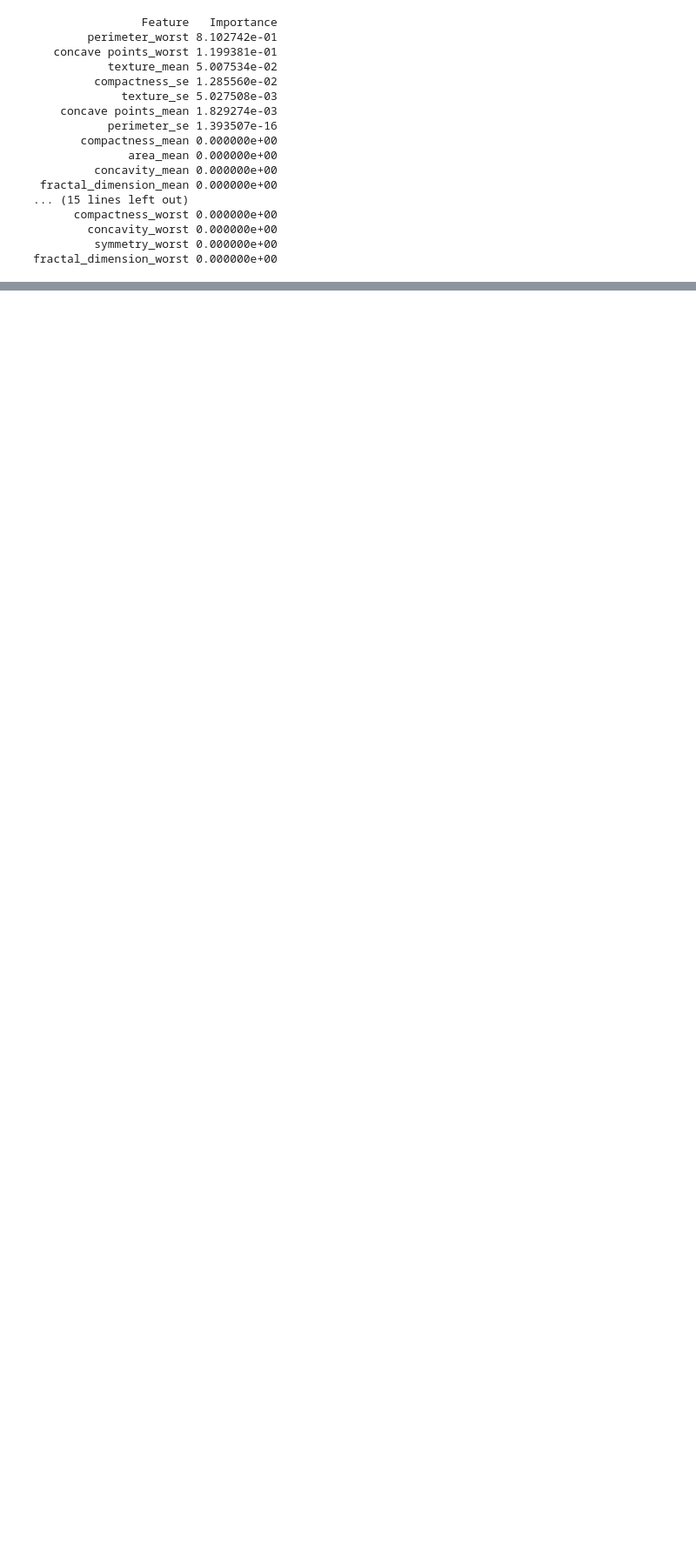
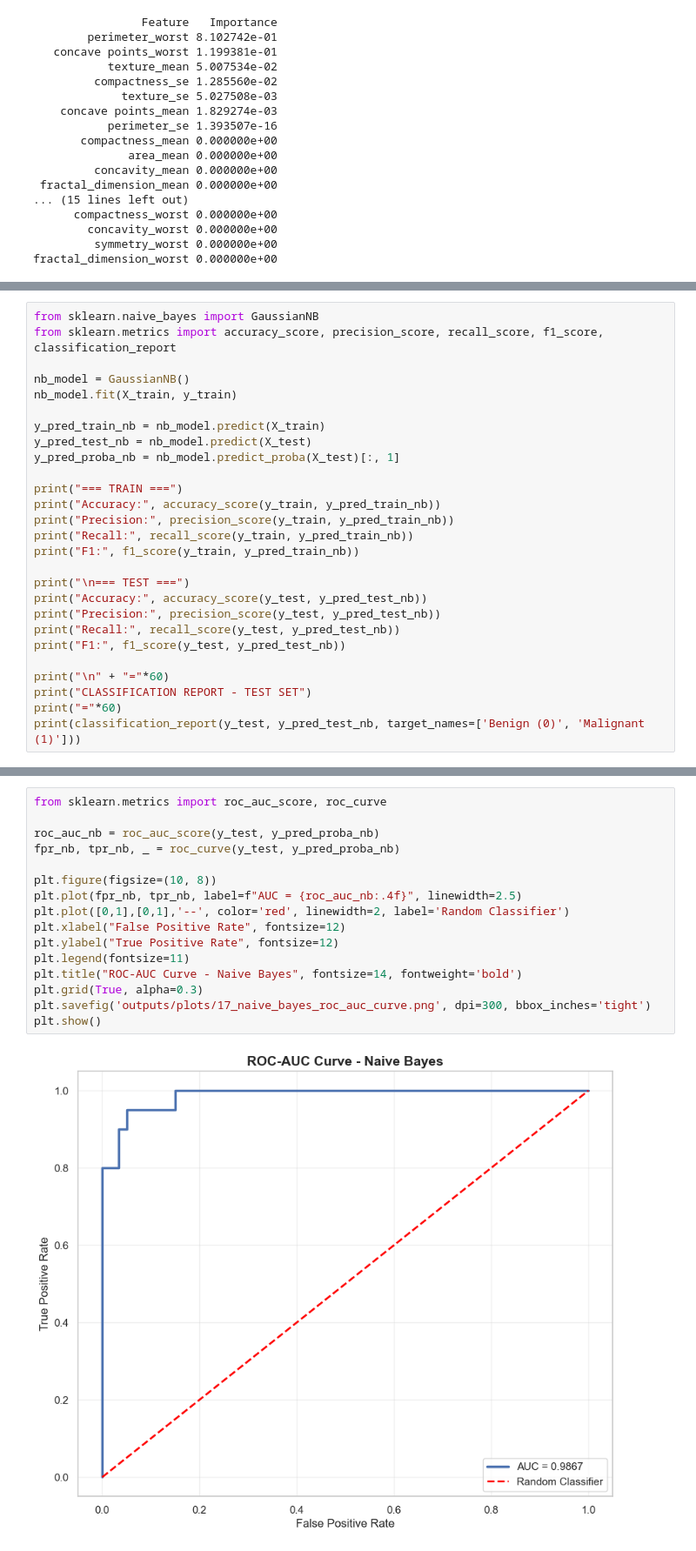
Before and after one commit to somayagalal/Prediction-for-type-of-Breast-Cancer, a Jupyter notebook: main.ipynb, the cells around one changed output, grey strips where cells are left out. Shown at 87% size. Saved outputs shown, nothing was run; the diff lists cells and outputs as text; blank space fills up the shorter version.

```diff
--- a/main.ipynb
+++ b/main.ipynb
@@ -889,0 +895,27 @@ fractal_dimension_worst 0.000000e+00
+# %%
+from sklearn.naive_bayes import GaussianNB
+from sklearn.metrics import accuracy_score, precision_score, recall_score, f1_score, classification_report
+
+nb_model = GaussianNB()
+nb_model.fit(X_train, y_train)
+
+y_pred_train_nb = nb_model.predict(X_train)
+y_pred_test_nb = nb_model.predict(X_test)
+y_pred_proba_nb = nb_model.predict_proba(X_test)[:, 1]
+
+print("=== TRAIN ===")
+print("Accuracy:", accuracy_score(y_train, y_pred_train_nb))
+print("Precision:", precision_score(y_train, y_pred_train_nb))
+print("Recall:", recall_score(y_train, y_pred_train_nb))
+print("F1:", f1_score(y_train, y_pred_train_nb))
+
+print("\n=== TEST ===")
+print("Accuracy:", accuracy_score(y_test, y_pred_test_nb))
+print("Precision:", precision_score(y_test, y_pred_test_nb))
+print("Recall:", recall_score(y_test, y_pred_test_nb))
+print("F1:", f1_score(y_test, y_pred_test_nb))
+
+print("\n" + "="*60)
+print("CLASSIFICATION REPORT - TEST SET")
+print("="*60)
+print(classification_report(y_test, y_pred_test_nb, target_names=['Benign (0)', 'Malignant (1)']))
@@ -889,0 +961,18 @@ fractal_dimension_worst 0.000000e+00
+# %%
+from sklearn.metrics import roc_auc_score, roc_curve
+
+roc_auc_nb = roc_auc_score(y_test, y_pred_proba_nb)
+fpr_nb, tpr_nb, _ = roc_curve(y_test, y_pred_proba_nb)
+
+plt.figure(figsize=(10, 8))
+plt.plot(fpr_nb, tpr_nb, label=f"AUC = {roc_auc_nb:.4f}", linewidth=2.5)
+plt.plot([0,1],[0,1],'--', color='red', linewidth=2, label='Random Classifier')
+plt.xlabel("False Positive Rate", fontsize=12)
+plt.ylabel("True Positive Rate", fontsize=12)
+plt.legend(fontsize=11)
+plt.title("ROC-AUC Curve - Naive Bayes", fontsize=14, fontweight='bold')
+plt.grid(True, alpha=0.3)
+plt.savefig('outputs/plots/17_naive_bayes_roc_auc_curve.png', dpi=300, bbox_inches='tight')
+plt.show()
+# %% [output]
+[figure, added]
```
Also changed, not shown: parts of 6 cells of this notebook, 17 other files.
